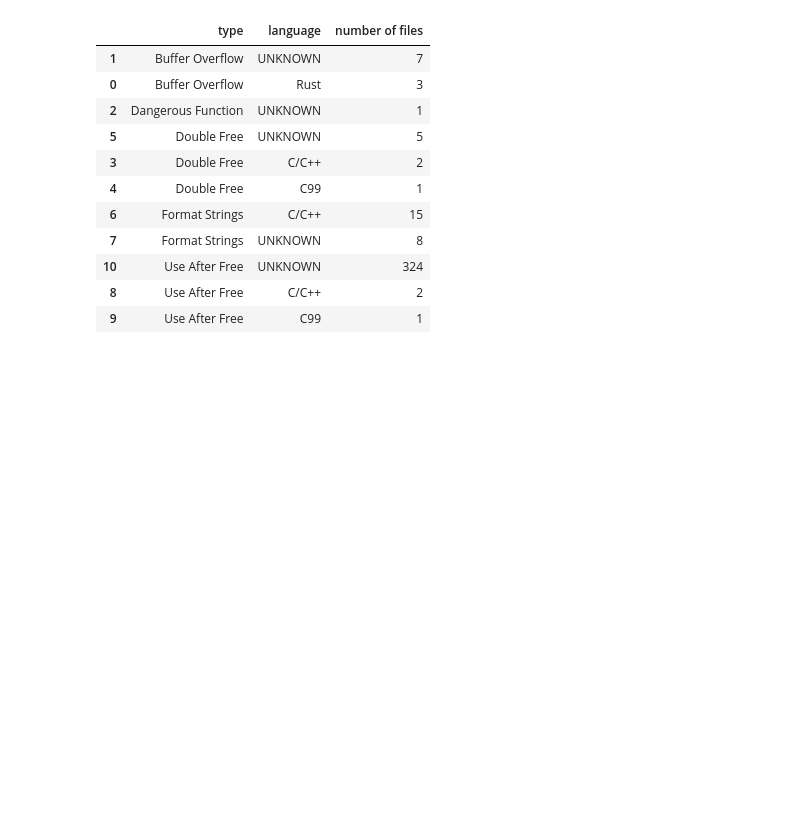
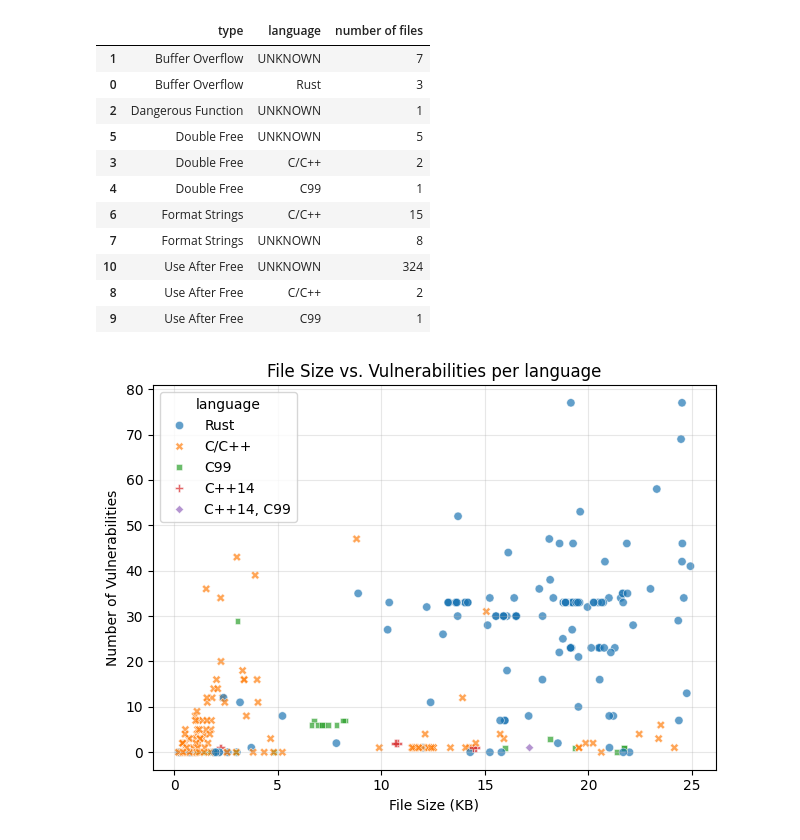
Before and after one commit to Batu-Nur/DD2525_project, a Jupyter notebook: evaluation/analyse.ipynb, the cells around one changed output. Cells and saved outputs as stored; diff of their text form; code cells hidden in the pictures; blank space fills up the shorter version.

```diff
--- a/evaluation/analyse.ipynb
+++ b/evaluation/analyse.ipynb
@@ -231,3 +231,43 @@ display(count_type_lang.sort_values(["type", "number of files"], ascending=[True
 | 10 | Use After Free | UNKNOWN | 324 |
 | 8 | Use After Free | C/C++ | 2 |
 | 9 | Use After Free | C99 | 1 |
+# %%
+import pandas as pd
+import matplotlib.pyplot as plt
+from pathlib import Path
+import seaborn as sns
+
+jsonl_path = "my_results_max25kb_with_language.jsonl"
+
+df = pd.read_json(jsonl_path, lines=True)
+#df["language"] = df["language"].fillna("Unknown")
+df["vuln_count"] = df["results"].apply(
+    lambda r: len((r or {}).get("vulnerabilities", []))
+)
+
+df["size_bytes"] = df["file"].apply(
+    lambda p: Path(p).stat().st_size if pd.notna(p) and Path(p).exists() else pd.NA
+)
+df = df.dropna(subset=["size_bytes"]).copy()
+df["size_kb"] = df["size_bytes"] / 1024
+df = df.dropna(subset=["size_kb", "language"]).copy()
+
+
+ax = sns.scatterplot(
+    data=df,
+    x="size_kb",
+    y="vuln_count",
+    hue="language",
+    style="language",
+    alpha=0.7
+)
+#ax = df.plot.scatter(x="size_kb", y="vuln_count", alpha=0.6, figsize=(8, 5))
+ax.set_xlabel("File Size (KB)")
+ax.set_ylabel("Number of Vulnerabilities")
+ax.set_title("File Size vs. Vulnerabilities per language")
+plt.grid(True, alpha=0.3)
+plt.tight_layout()
+plt.savefig("size_vs_vulnerabilities.png")
+plt.show()
+# %% [output]
+[figure, added]
```
Also changed, not shown: parts of 2 cells of this notebook.
